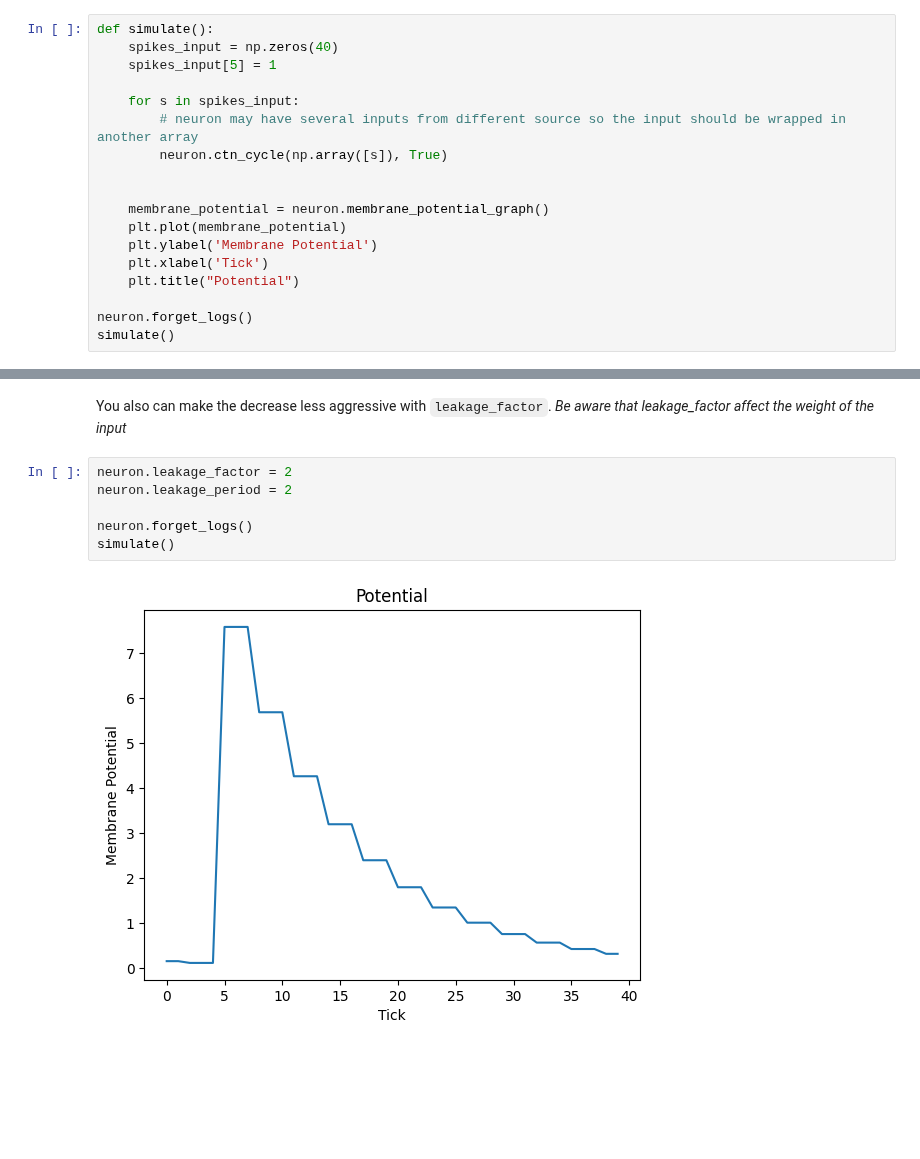
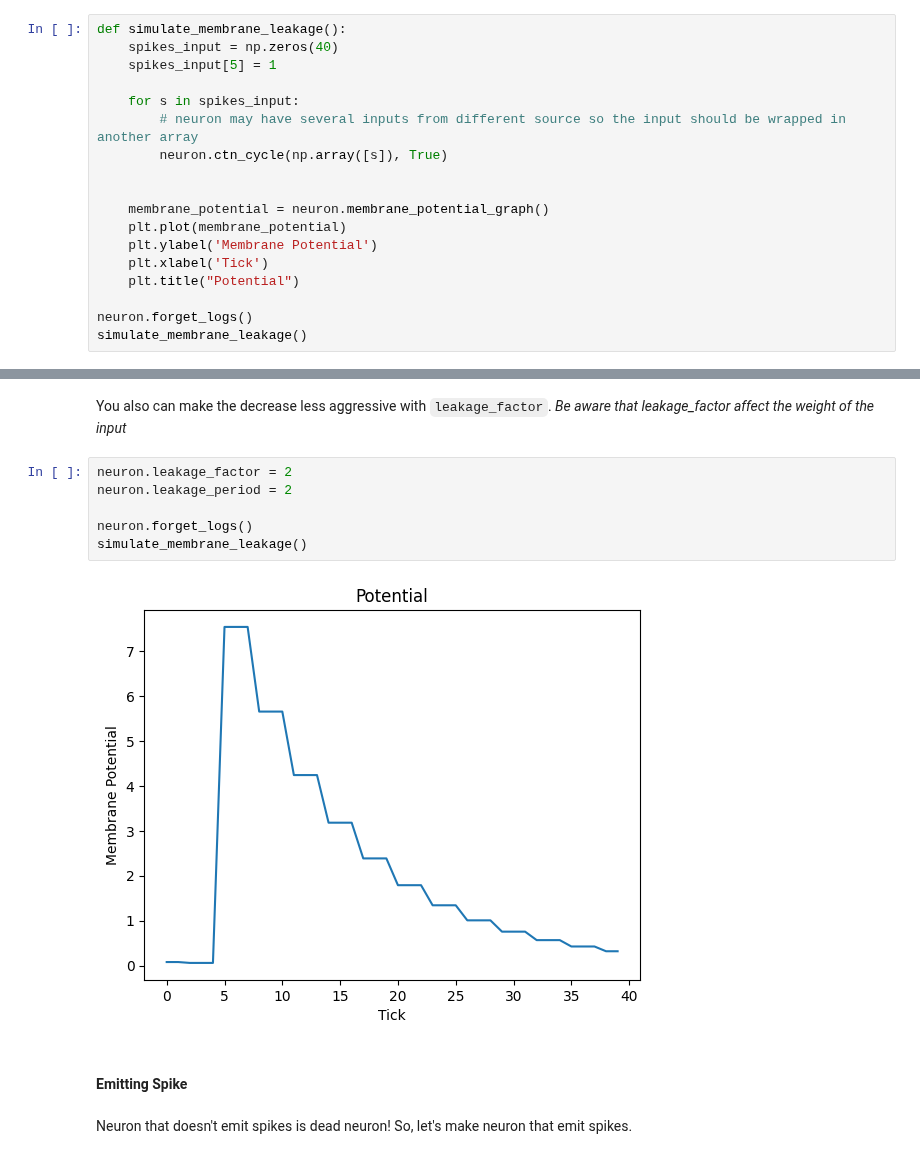
Before and after one commit to yakir4123/SNN-SCTN, a Jupyter notebook: notebooks/getting_started.ipynb, the cells around one changed output, grey strips where cells are left out. Drawn from its saved outputs; the diff is of its cells as text; blank space fills up the shorter version.

```diff
--- a/notebooks/getting_started.ipynb
+++ b/notebooks/getting_started.ipynb
@@ -43,7 +44,7 @@ neuron.log_membrane_potential = True
 # %% [markdown]
 Now lets watch what happened after a spike
 # %%
-def simulate():
+def simulate_membrane_leakage():
     spikes_input = np.zeros(40)
     spikes_input[5] = 1
 
@@ -59,7 +60,7 @@ def simulate():
     plt.title("Potential")
 
 neuron.forget_logs()
-simulate()
+simulate_membrane_leakage()
 # %% [output]
 [figure]
 # %% [markdown]
@@ -77,8 +78,12 @@ You also can make the decrease less aggressive with `leakage_factor`.
 # %%
 neuron.leakage_factor = 2
 neuron.leakage_period = 2
 
 neuron.forget_logs()
-simulate()
+simulate_membrane_leakage()
 # %% [output]
-[figure, old version]
+[figure, new version]
+# %% [markdown]
+#### Emitting Spike
+# %% [markdown]
+Neuron that doesn't emit spikes is dead neuron! So, let's make neuron that emit spikes.
```
Also changed, not shown: parts of 30 cells of this notebook, 2 other files.
